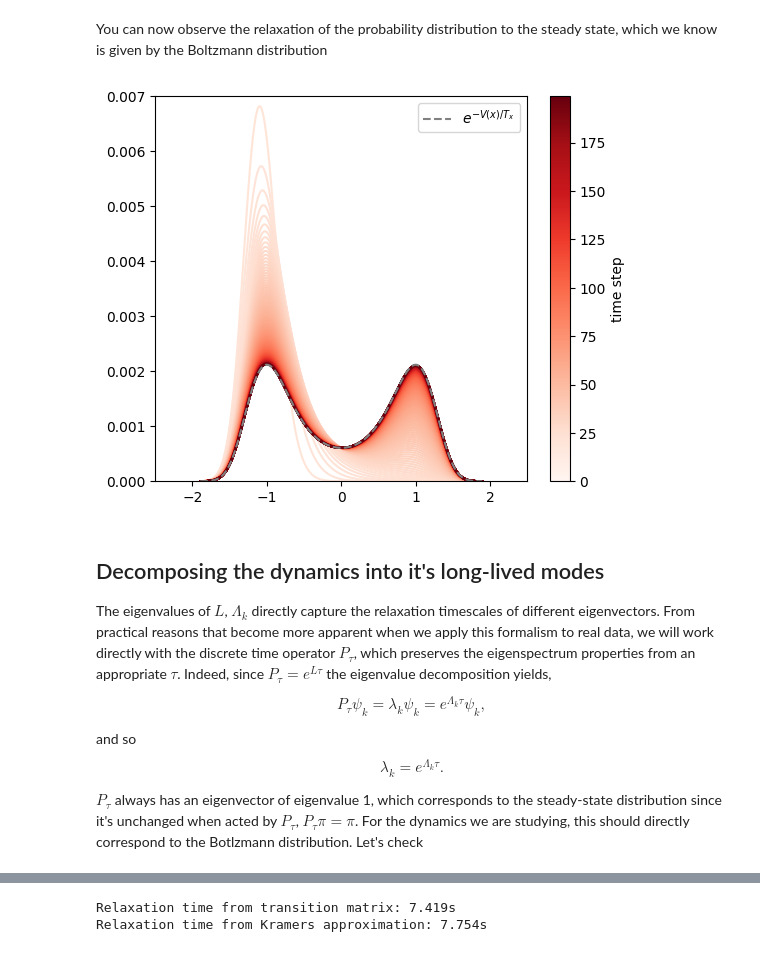
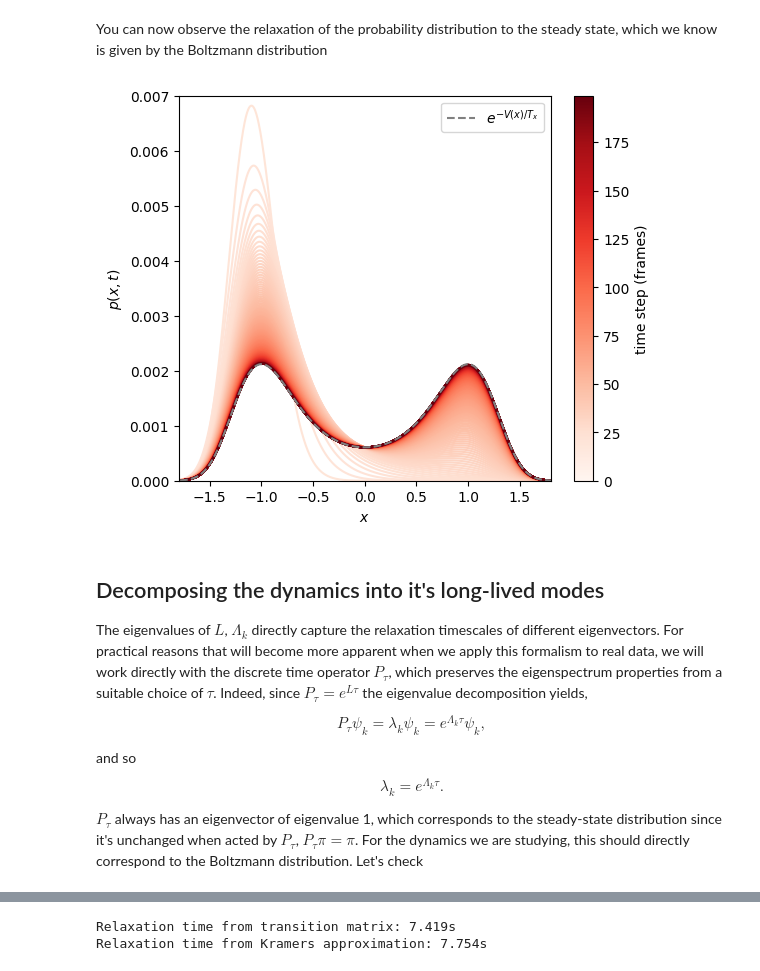
Before and after one commit to AntonioCCosta/DPG_PhysicsBehavior_2026, a Jupyter notebook: notebooks/notebook_1_theory_dw.ipynb, the cells around one changed output, grey strips where cells are left out. Drawn from its saved outputs; the diff is of its cells as text; code cells hidden in the pictures.

```diff
--- a/notebooks/notebook_1_theory_dw.ipynb
+++ b/notebooks/notebook_1_theory_dw.ipynb
@@ -207,17 +225,14 @@ def kramers_rate(mu, Tx):
 def state_lifetime(states,tau):
     durations=[]
     for state in np.sort(np.unique(states.compressed())):
-        gaps = states==state
+        gaps = states==state #find contiguos segments in the same state
         gaps_boundaries = np.where(np.abs(np.diff(np.concatenate([[False], gaps, [False]]))))[0].reshape(-1, 2)
         durations.append(np.hstack(np.diff(gaps_boundaries))*tau)
     return durations
 
-delta=1e-2*np.sqrt(mu)
-xs = np.hstack(sims)
-states = np.zeros_like(xs)
-states[xs >  delta] = +1
-states[xs < -delta] = -1
-states = np.ma.masked_equal(states, 0)
+states = ma.zeros(xs.shape)
+states[xs>0]=1
+states[xs==0]=ma.masked #mask if state is exactly at the boundary (super rare!)
 durs = np.hstack(state_lifetime(states,final_dt))
 # %%
 tmin=1
@@ -354,32 +371,34 @@ You can now observe the relaxation of the probability distribution to the steady
 # %%
 import matplotlib as mpl
 
 ds = 1
 n = int(len(ps)/ds)
 colors_c = plt.cm.Reds(np.linspace(0.1, 1, n))
 
 plt.figure(figsize=(6,5))
-for k, k_ in enumerate(np.arange(1, len(ps), ds)):
+for k, k_ in enumerate(np.arange(1, len(ps), ds)): #plot each iterate of the p
     p = ps[k_]
     plt.plot(x, p, c=colors_c[k])
 
-plt.xlim(-2.5, 2.5)
+plt.xlim(-1.8, 1.8)
 plt.ylim(0, 0.007)
 
 norm = mpl.colors.Normalize(vmin=0, vmax=n-1)
 sm = mpl.cm.ScalarMappable(cmap=plt.cm.Reds, norm=norm)
 sm.set_array([])
 
 ax = plt.gca()
 cbar = plt.colorbar(sm, ax=ax)
-cbar.set_label("time step")
+cbar.set_label("time step (frames)")
 pB = np.exp(-V(x,mu)/Tx)
 pB = pB/np.sum(pB)
 plt.plot(x,pB,c='gray',ls='--',label=r'$e^{-V(x)/T_x}$')
 plt.legend()
+plt.ylabel('$p(x,t)$')
+plt.xlabel('$x$')
 plt.show()
 # %% [output]
-[figure, old version]
+[figure, new version]
 # %%
 # # For an animation uncomment this code
 
@@ -431,7 +451,7 @@ plt.show()
 # %% [markdown]
 ## Decomposing the dynamics into it's long-lived modes
 
-The eigenvalues of $L$, $\Lambda_k$ directly capture the relaxation timescales of different eigenvectors. From practical reasons that become more apparent when we apply this formalism to real data, we will work directly with the discrete time operator $P_\tau$, which preserves the eigenspectrum properties from an appropriate $\tau$. Indeed, since $P_\tau = e^{L \tau}$ the eigenvalue decomposition yields,
+The eigenvalues of $L$, $\Lambda_k$ directly capture the relaxation timescales of different eigenvectors. For practical reasons that will become more apparent when we apply this formalism to real data, we will work directly with the discrete time operator $P_\tau$, which preserves the eigenspectrum properties from a suitable choice of $\tau$. Indeed, since $P_\tau = e^{L \tau}$ the eigenvalue decomposition yields,
 
 $$
 P_\tau \psi_k = \lambda_k \psi_k = e^{\Lambda_k \tau} \psi_k,
@@ -443,5 +463,5 @@ $$
 $$
 
 
-$P_\tau$ always has an eigenvector of eigenvalue 1, which corresponds to the steady-state distribution since it's unchanged when acted by $P_\tau$, $P_\tau \pi = \pi$. For the dynamics we are studying, this should directly correspond to the Botlzmann distribution. Let's check
+$P_\tau$ always has an eigenvector of eigenvalue 1, which corresponds to the steady-state distribution since it's unchanged when acted by $P_\tau$, $P_\tau \pi = \pi$. For the dynamics we are studying, this should directly correspond to the Boltzmann distribution. Let's check
 # %%
```
Also changed, not shown: parts of 25 cells of this notebook.
